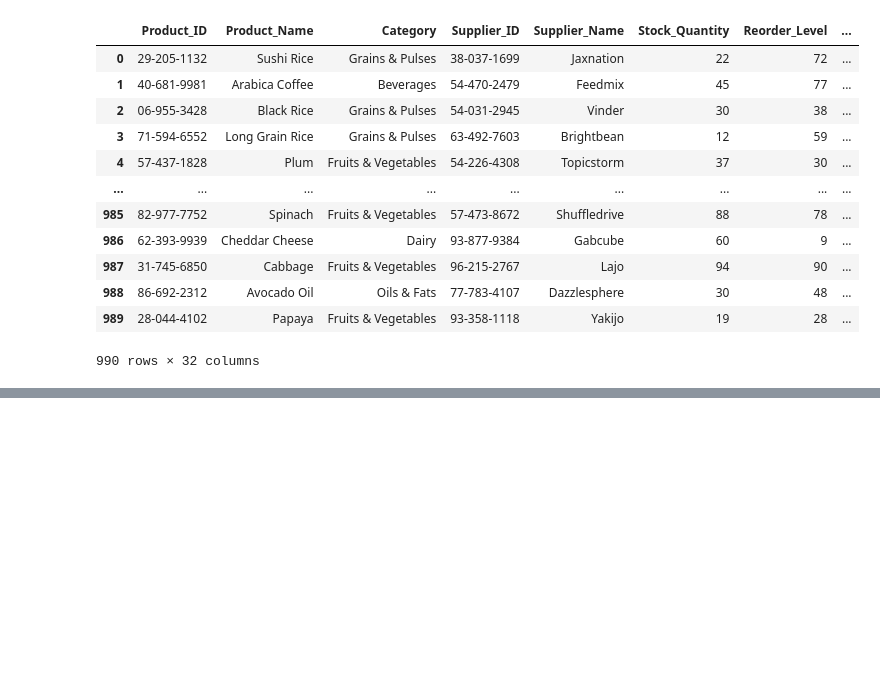
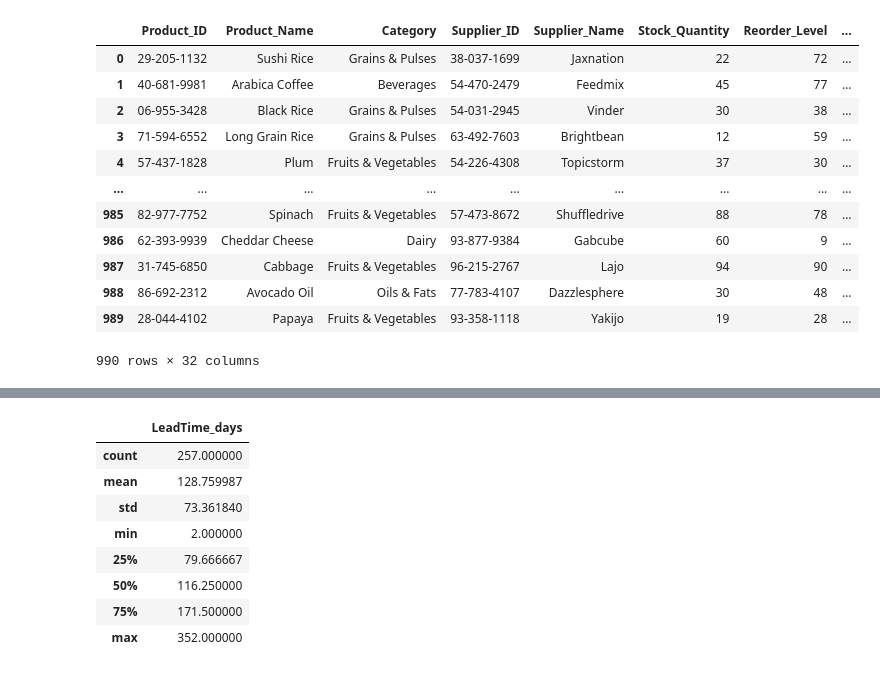
Before and after one commit to rbalbinotti/smart-supply-chain-ai, a Jupyter notebook: notebooks/01-mod_demand_inventory.ipynb, the cells around one changed output, grey strips where cells are left out. Cells and saved outputs as stored; diff of their text form; code cells hidden in the pictures; blank space fills up the shorter version.

```diff
--- a/notebooks/01-mod_demand_inventory.ipynb
+++ b/notebooks/01-mod_demand_inventory.ipynb
@@ -629,0 +721,12 @@ df[~(df['Status'] == 'Discontinued')]
+# %%
+mean_leadTime.describe()
+# %% [output]
+|  | LeadTime_days |
+| count | 257.000000 |
+| mean | 128.759987 |
+| std | 73.361840 |
+| min | 2.000000 |
+| 25% | 79.666667 |
+| 50% | 116.250000 |
+| 75% | 171.500000 |
+| max | 352.000000 |
```
Also changed, not shown: parts of 34 cells of this notebook.
